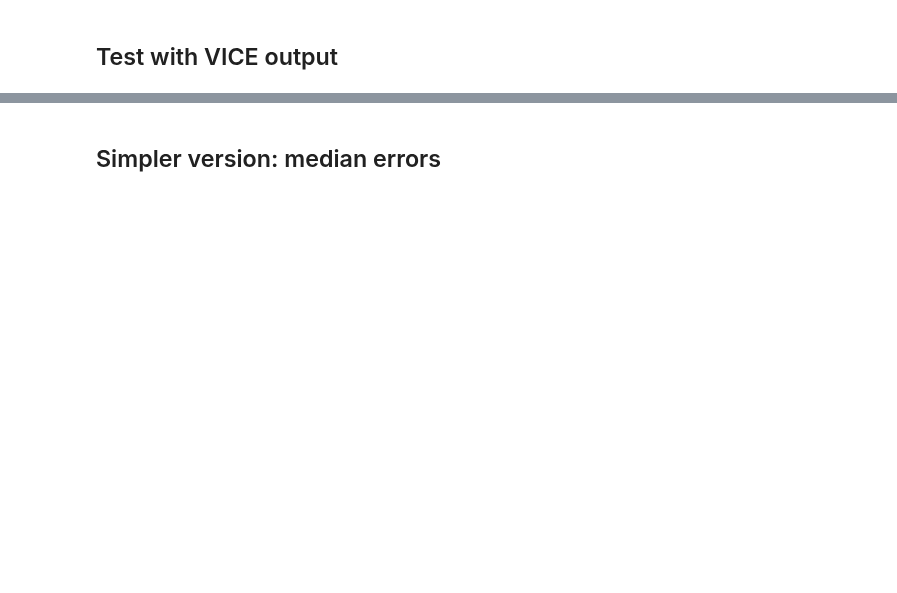
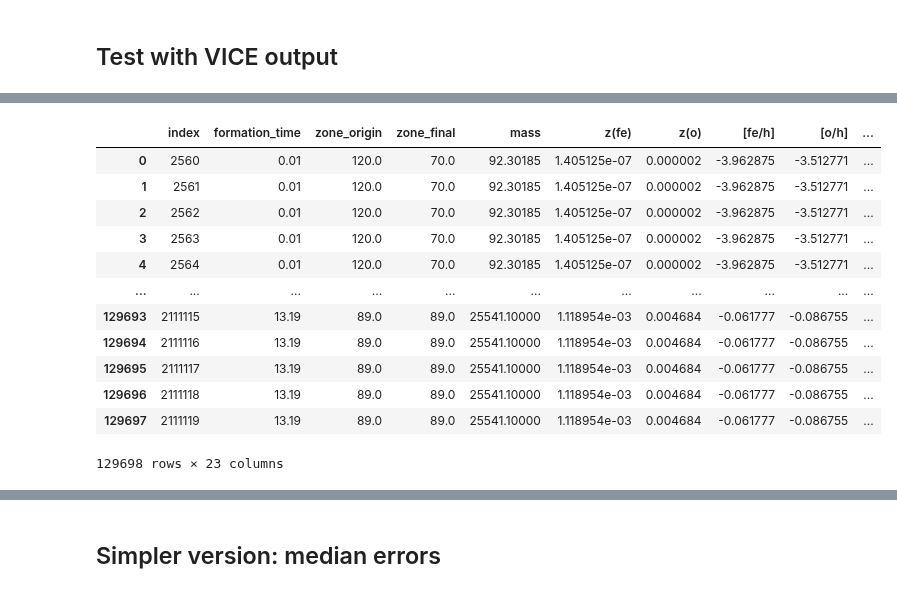
Before and after one commit to lodubay/galactic-dtd, a Jupyter notebook: notebooks/abundance_uncertainty.ipynb, the cells around one changed output, grey strips where cells are left out. Cells and saved outputs as stored; diff of their text form; code cells hidden in the pictures; blank space fills up the shorter version.

```diff
--- a/notebooks/abundance_uncertainty.ipynb
+++ b/notebooks/abundance_uncertainty.ipynb
@@ -248,6 +262,20 @@ subset
 # %%
 rng = np.random.default_rng()
-feh_noise = rng.normal(loc=0., scale=feh_err_fit(subset['[fe/h]']), size=subset.shape[0])
+feh_noise = rng.normal(loc=np.zeros(subset.shape[0]), scale=feh_err_fit(subset['[fe/h]']), size=subset.shape[0])
 subset['feh_noisy'] = subset['[fe/h]'] + feh_noise
 subset
+# %% [output]
+|  | index | formation_time | zone_origin | zone_final | mass | z(fe) | z(o) | [fe/h] | [o/h] | ... |
+| 0 | 2560 | 0.01 | 120.0 | 70.0 | 92.30185 | 1.405125e-07 | 0.000002 | -3.962875 | -3.512771 | ... |
+| 1 | 2561 | 0.01 | 120.0 | 70.0 | 92.30185 | 1.405125e-07 | 0.000002 | -3.962875 | -3.512771 | ... |
+| 2 | 2562 | 0.01 | 120.0 | 70.0 | 92.30185 | 1.405125e-07 | 0.000002 | -3.962875 | -3.512771 | ... |
+| 3 | 2563 | 0.01 | 120.0 | 70.0 | 92.30185 | 1.405125e-07 | 0.000002 | -3.962875 | -3.512771 | ... |
+| 4 | 2564 | 0.01 | 120.0 | 70.0 | 92.30185 | 1.405125e-07 | 0.000002 | -3.962875 | -3.512771 | ... |
+| ... | ... | ... | ... | ... | ... | ... | ... | ... | ... | ... |
+| 129693 | 2111115 | 13.19 | 89.0 | 89.0 | 25541.10000 | 1.118954e-03 | 0.004684 | -0.061777 | -0.086755 | ... |
+| 129694 | 2111116 | 13.19 | 89.0 | 89.0 | 25541.10000 | 1.118954e-03 | 0.004684 | -0.061777 | -0.086755 | ... |
+| 129695 | 2111117 | 13.19 | 89.0 | 89.0 | 25541.10000 | 1.118954e-03 | 0.004684 | -0.061777 | -0.086755 | ... |
+| 129696 | 2111118 | 13.19 | 89.0 | 89.0 | 25541.10000 | 1.118954e-03 | 0.004684 | -0.061777 | -0.086755 | ... |
+| 129697 | 2111119 | 13.19 | 89.0 | 89.0 | 25541.10000 | 1.118954e-03 | 0.004684 | -0.061777 | -0.086755 | ... |
+129698 rows × 23 columns
 # %%
```
Also changed, not shown: parts of 16 cells of this notebook.
